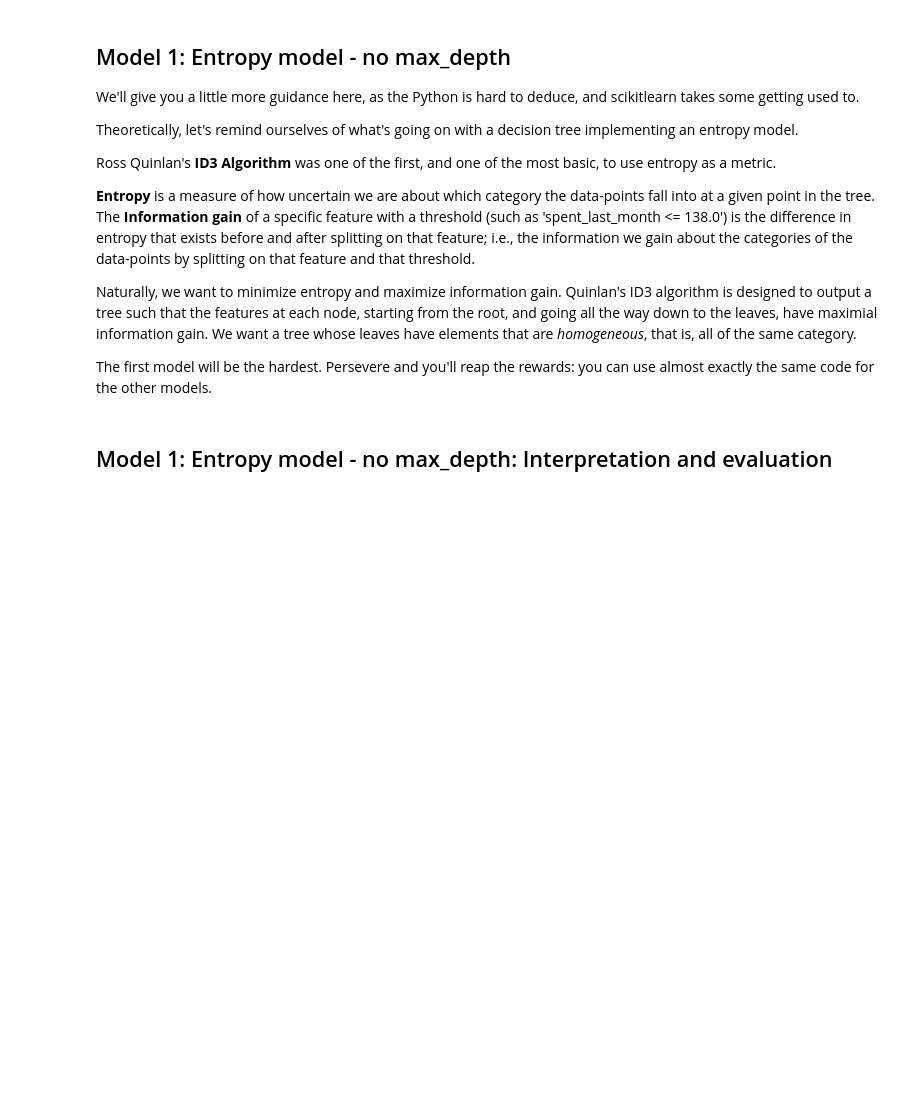
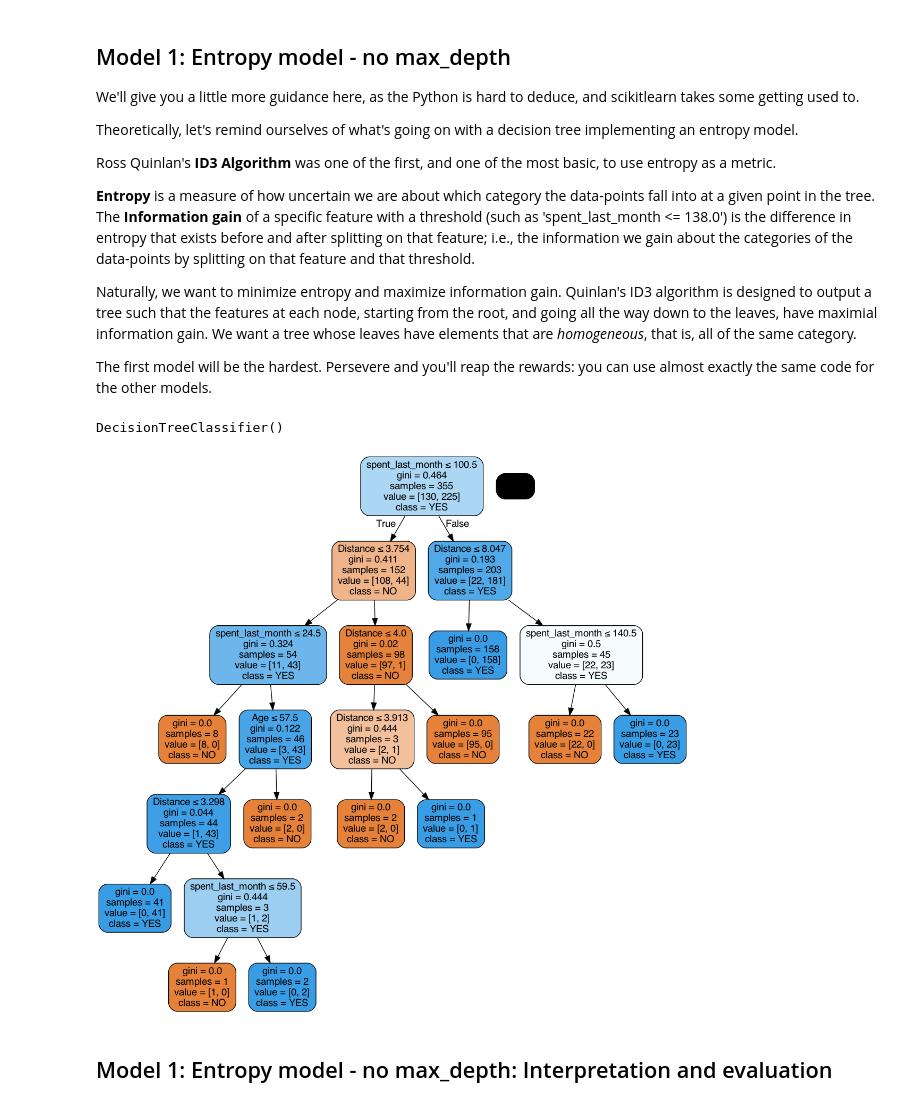
Before and after one commit to Kevin-Kwasnik/case-study--decision-tree, a Jupyter notebook: Springboard Decision Tree Specialty Coffee Case Study - Tier 3.ipynb, the cells around one changed output. Saved outputs shown, nothing was run; the diff lists cells and outputs as text; code cells hidden in the pictures; blank space fills up the shorter version.

Commit message:
entropy model, and graphiz installed

```diff
--- a/Springboard Decision Tree Specialty Coffee Case Study - Tier 3.ipynb
+++ b/Springboard Decision Tree Specialty Coffee Case Study - Tier 3.ipynb
@@ -321,5 +321,4 @@ One-hot encoding replaces each unique value of a given column with a new column,
 **Note**: We will do this before we do our train/test split as to do it after could mean that some categories only end up in the train or test split of our data by chance and this would then lead to different shapes of data for our `X_train` and `X_test` which could/would cause downstream issues when fitting or predicting using a trained model.
 # %%
 # One-hot encode all features in X.
-
-pd.get_dummies(X)
+X = pd.get_dummies(X)
@@ -341,7 +326,7 @@ pd.get_dummies(X)
 ### 6. Further divide those subsets into train and test subsets for X and y respectively: X_train, X_test, y_train, y_test
 # %%
 # Call train_test_split on X, y. Make the test_size = 0.25, and random_state = 246
-X_train, x_test, y_train, y_test = train_test_split(X, y, test_size= 0.25, random_state= 246)
+X_train, X_test, y_train, y_test = train_test_split(X, y, test_size= 0.25, random_state= 246)
 # %% [markdown]
 # 3. Modelling
 It's useful to look at the scikit-learn documentation on decision trees https://scikit-learn.org/stable/modules/tree.html before launching into applying them. If you haven't seen them before, take a look at that link, in particular the section `1.10.5.`
@@ -361,16 +346,18 @@ Naturally, we want to minimize entropy and maximize information gain. Quinlan's
 The first model will be the hardest. Persevere and you'll reap the rewards: you can use almost exactly the same code for the other models.
 # %%
 # Declare a variable called entr_model and use tree.DecisionTreeClassifier.
-_ _ _
+entr_model = tree.DecisionTreeClassifier()
 
 # Call fit() on entr_model
-_ _ _
+entr_model.fit(X_train, y_train)
 
 # Call predict() on entr_model with X_test passed to it, and assign the result to a variable y_pred
-_ _ _
+y_pred= entr_model.predict(X_test)
 
 # Call Series on our y_pred variable with the following: pd.Series(y_pred)
-_ _ _
+y_pred= pd.Series(y_pred)
 
 # Check out entr_model
 entr_model
+# %% [output]
+DecisionTreeClassifier()
@@ -377,12 +366,15 @@ entr_model
 # %%
 # Now we want to visualize the tree
-_ _ _
+dot_data = StringIO()
 
 # We can do so with export_graphviz
-_ _ _
+tree.export_graphviz(entr_model, out_file=dot_data, filled=True, rounded=True, special_characters=True, feature_names=X_train.columns,class_names = ["NO", "YES"])
 
 # Alternatively for class_names use entr_model.classes_
-_ _ _
+graph = pydotplus.graph_from_dot_data(dot_data.getvalue())
+Image(graph.create_png())
+# %% [output]
+[figure, added]
 # %% [markdown]
 ## Model 1: Entropy model - no max_depth: Interpretation and evaluation
 # %%
```
Also changed, not shown: parts of 4 cells of this notebook.
